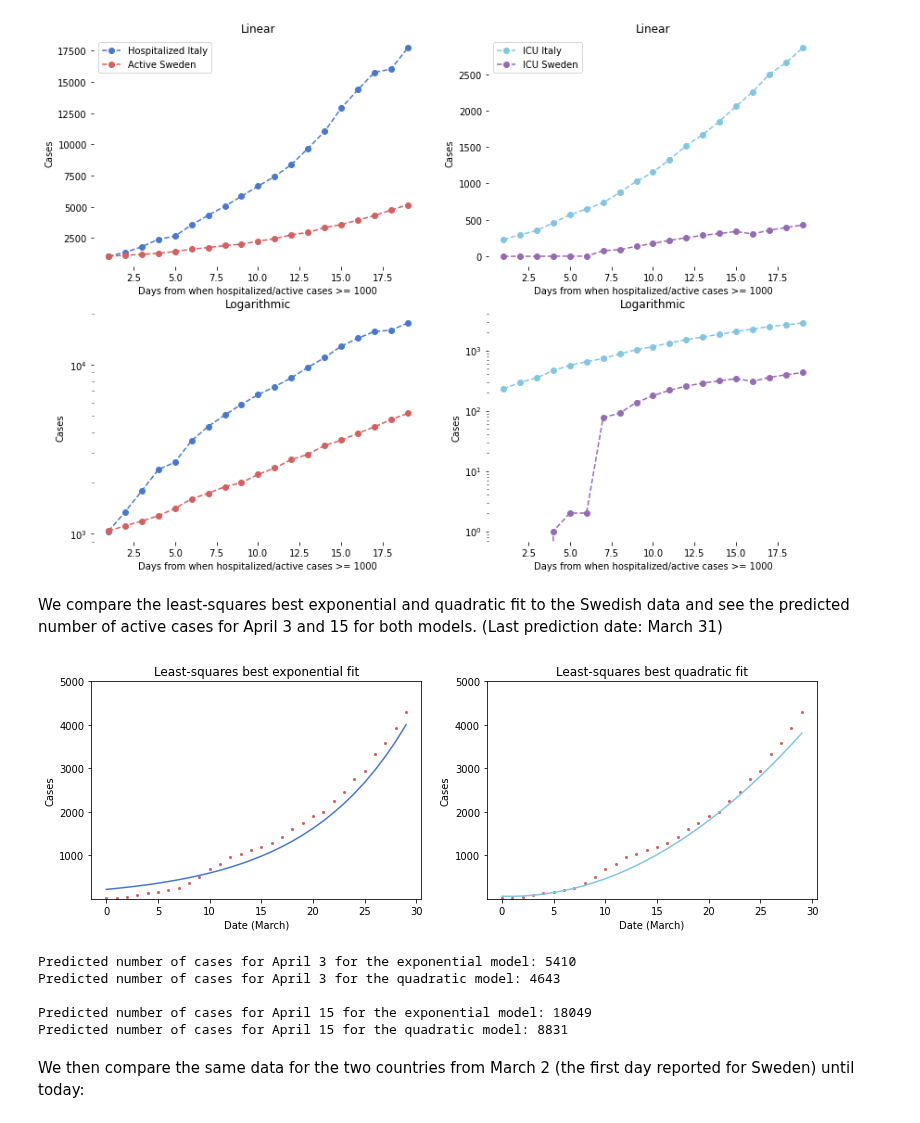
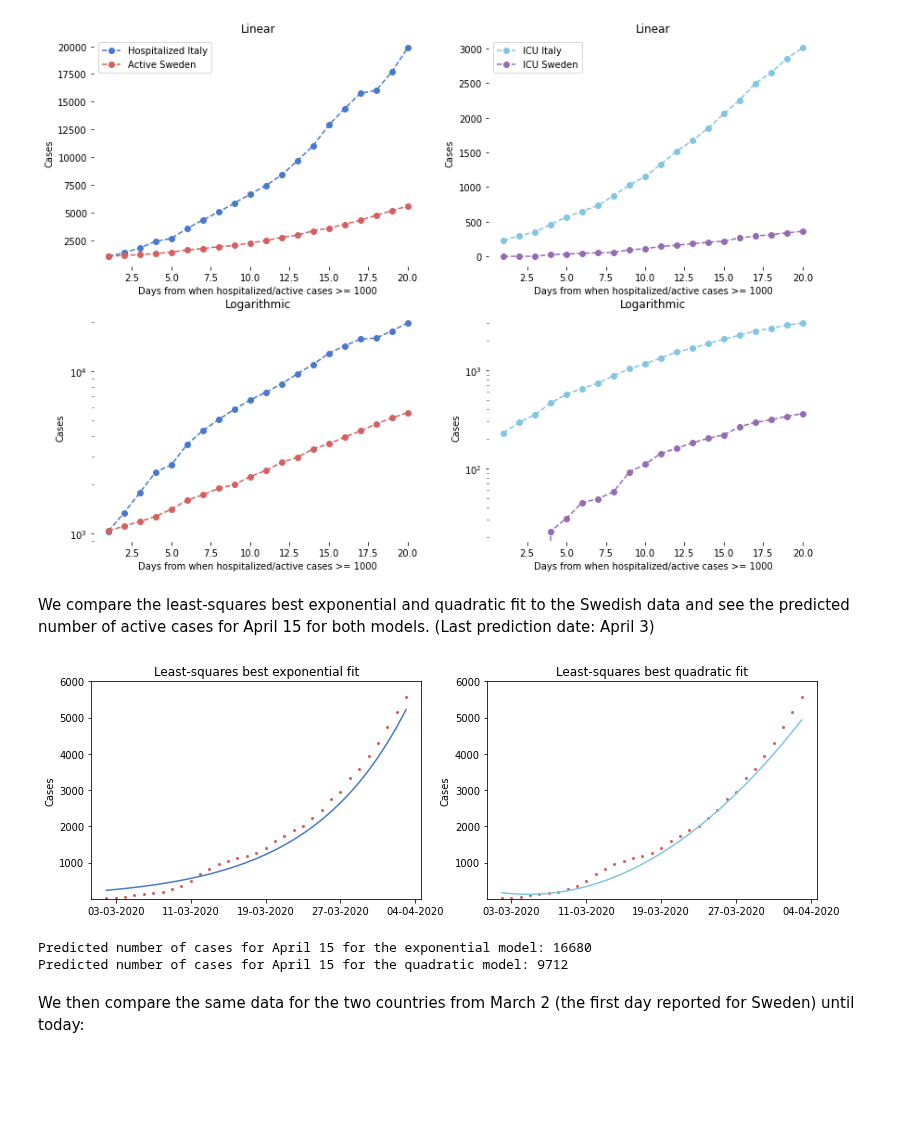
Before and after one commit to eera-l/Covid19-Sweden-Overview, a Jupyter notebook: c19-it-swe.ipynb, the cells around one changed output. Cells and saved outputs as stored; diff of their text form; code cells hidden in the pictures; blank space fills up the shorter version.

Commit message:
added data for april 3

```diff
--- a/c19-it-swe.ipynb
+++ b/c19-it-swe.ipynb
@@ -22,21 +22,22 @@ import seaborn as sns
 
 italy_hospitalized = [1034, 1346, 1790, 2394, 2651, 3550, 4316,
                      5038, 5838, 6650, 7426, 8372, 9663, 11025,
-                     12894, 14363, 15757, 16020, 17708]
+                     12894, 14363, 15757, 16020, 17708, 19846]
 
 sweden_active = [1036, 1113, 1187, 1276, 1412, 1607, 1734,
                 1897, 2003, 2243, 2448, 2747, 2948, 3326,
-                3574, 3928, 4291, 4735, 5157]
+                3574, 3928, 4291, 4735, 5157, 5566]
 
 italy_icu = [229, 295, 351, 462, 567,
              650, 733, 877, 1028, 1153,
              1328, 1518, 1672, 1851, 2060,
-             2257, 2498, 2655, 2857]
+             2257, 2498, 2655, 2857, 3009]
 
-sweden_icu = [0, 0, 0, 1, 2, 2,
-              77, 91, 137, 177,
-              219, 255, 287, 313,
-              340, 306, 358, 394, 429]
+sweden_icu = [0, 0, 0, 23, 31,
+              45, 49, 58, 92,
+              110, 142, 160, 182,
+              202, 219, 265, 293,
+              312, 339, 361]
 
 x = np.arange(1, len(italy_hospitalized) + 1)
 
@@ -79,55 +80,65 @@ fig.set_figheight(10)
 fig.set_figwidth(14)
 plt.show()
 # %% [output]
-[figure, old version]
+[figure, new version]
 # %% [markdown]
-We compare the least-squares best exponential and quadratic fit to the Swedish data and see the predicted number of active cases for April 3 and 15 for both models. (Last prediction date: March 31)
+We compare the least-squares best exponential and quadratic fit to the Swedish data and see the predicted number of active cases for April 15 for both models. (Last prediction date: April 3)
 # %%
 import numpy as np
 import matplotlib.pyplot as plt
 
 sweden_active = [15, 29, 51, 93, 136, 160, 202, 259, 354, 498, 685,
                 812, 958, 1036, 1113, 1187, 1276, 1412, 1607, 1734,
                 1897, 2003, 2243, 2448, 2747, 2948, 3326,
-                3574, 3928, 4291]
+                3574, 3928, 4291, 4753, 5157, 5566]
+
+a_exp = 235.538
+b_exp = 0.0968205
+
+a_quad = 5.65858
+b_quad = -32.1161
+c_quad = 169.72
 
 x = np.arange(len(sweden_active))
-exp_fit = [217.715 * np.exp(0.100401 * i) for i in x]
-quad_fit = [4.67641 * i**2 - 6.42488 * i + 59.8049 for i in x]
+exp_fit = [a_exp * np.exp(b_exp * i) for i in x]
+quad_fit = [a_quad * i**2 + b_quad * i + c_quad for i in x]
+
+start = dt.date(2020, 3, 2)
+end = start + dt.timedelta(days=len(sweden_active))
+days = mdates.drange(start, end, dt.timedelta(days=1))
 
 fig = plt.figure()
 ax1 = fig.add_subplot(121)
-ax1.plot(x, sweden_active, 'or', markersize=2)
-ax1.plot(x, exp_fit, '-b')
+ax1.plot(days, sweden_active, 'or', markersize=2)
+ax1.plot(days, exp_fit, '-b')
 ax1.set_title('Least-squares best exponential fit')
-ax1.set_xlabel('Date (March)')
 ax1.set_ylabel('Cases')
-ax1.set_ylim(1, 5000)
+ax1.set_ylim(1, 6000)
+ax1.xaxis.set_major_formatter(mdates.DateFormatter('%d-%m-%Y'))
+ax1.xaxis.set_major_locator(mdates.DayLocator(interval=8))
 
 ax2 = fig.add_subplot(122)
-ax2.plot(x, sweden_active, 'or', markersize=2)
-ax2.plot(x, quad_fit, '-c')
+ax2.plot(days, sweden_active, 'or', markersize=2)
+ax2.plot(days, quad_fit, '-c')
 ax2.set_title('Least-squares best quadratic fit')
-ax2.set_xlabel('Date (March)')
 ax2.set_ylabel('Cases')
-ax2.set_ylim(1, 5000)
+ax2.set_ylim(1, 6000)
+ax2.xaxis.set_major_formatter(mdates.DateFormatter('%d-%m-%Y'))
+ax2.xaxis.set_major_locator(mdates.DayLocator(interval=8))
 
 fig.set_figheight(4)
 fig.set_figwidth(13)
 plt.show()
 
-print("Predicted number of cases for April 3 for the exponential model: {:.0f}".format(217.715 * np.exp(0.100401 * 32)))
-print("Predicted number of cases for April 3 for the quadratic model: {:.0f}".format(4.67641 * 32**2 - 6.42488 * 32 + 59.8049))
+x_i = 44
+
 print()
-print("Predicted number of cases for April 15 for the exponential model: {:.0f}".format(217.715 * np.exp(0.100401 * 44)))
-print("Predicted number of cases for April 15 for the quadratic model: {:.0f}".format(4.67641 * 44**2 - 6.42488 * 44 + 59.8049))
+print("Predicted number of cases for April 15 for the exponential model: {:.0f}".format(a_exp * np.exp(b_exp * x_i)))
+print("Predicted number of cases for April 15 for the quadratic model: {:.0f}".format(a_quad * x_i**2 + b_quad * x_i + c_quad))
 # %% [output]
-[figure, old version]
+[figure, new version]
-Predicted number of cases for April 3 for the exponential model: 5410
-Predicted number of cases for April 3 for the quadratic model: 4643
-
-Predicted number of cases for April 15 for the exponential model: 18049
-Predicted number of cases for April 15 for the quadratic model: 8831
+Predicted number of cases for April 15 for the exponential model: 16680
+Predicted number of cases for April 15 for the quadratic model: 9712
 # %% [markdown]
 We then compare the same data for the two countries from March 2 (the first day reported for Sweden) until today:
 # %%
```
Also changed, not shown: parts of 5 cells of this notebook.
